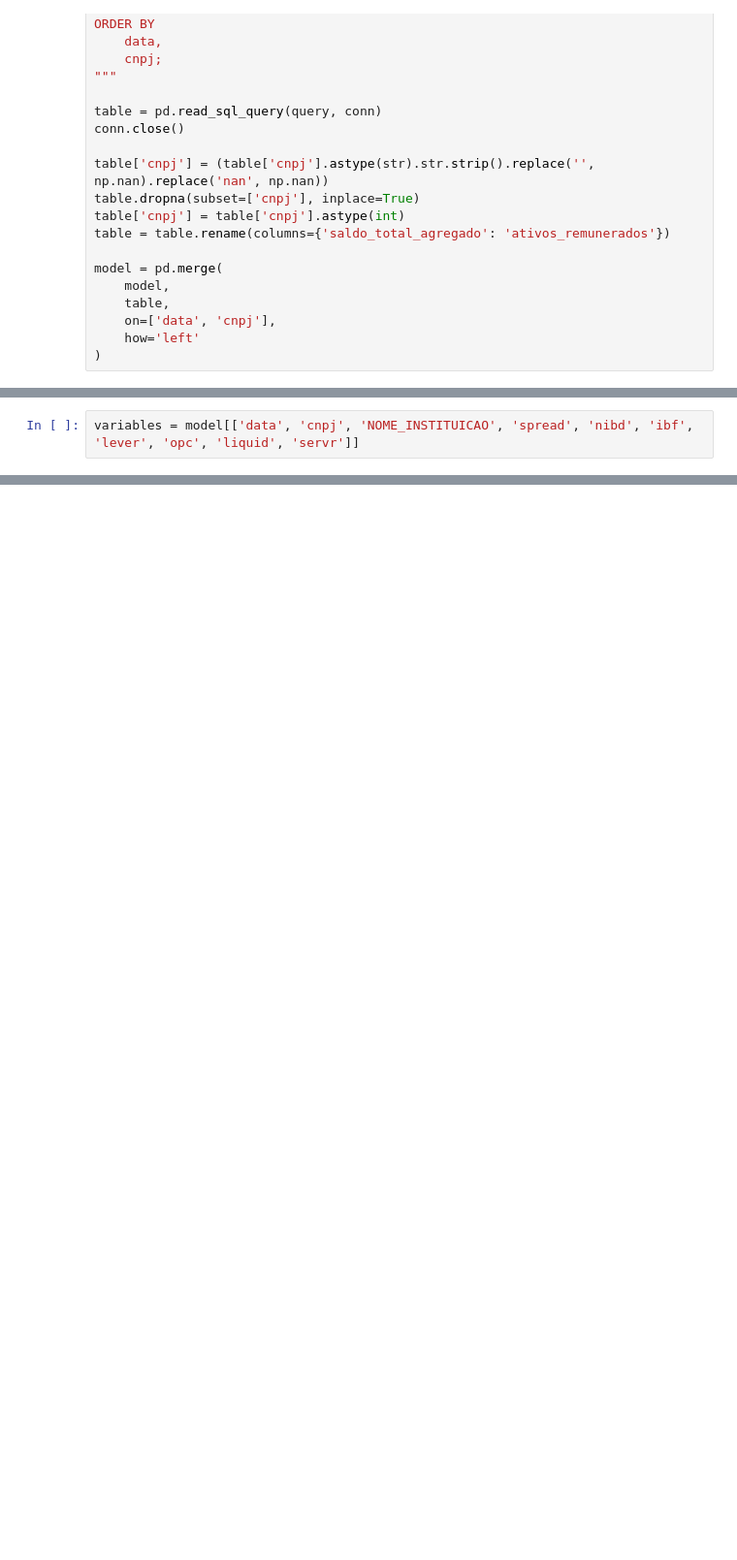
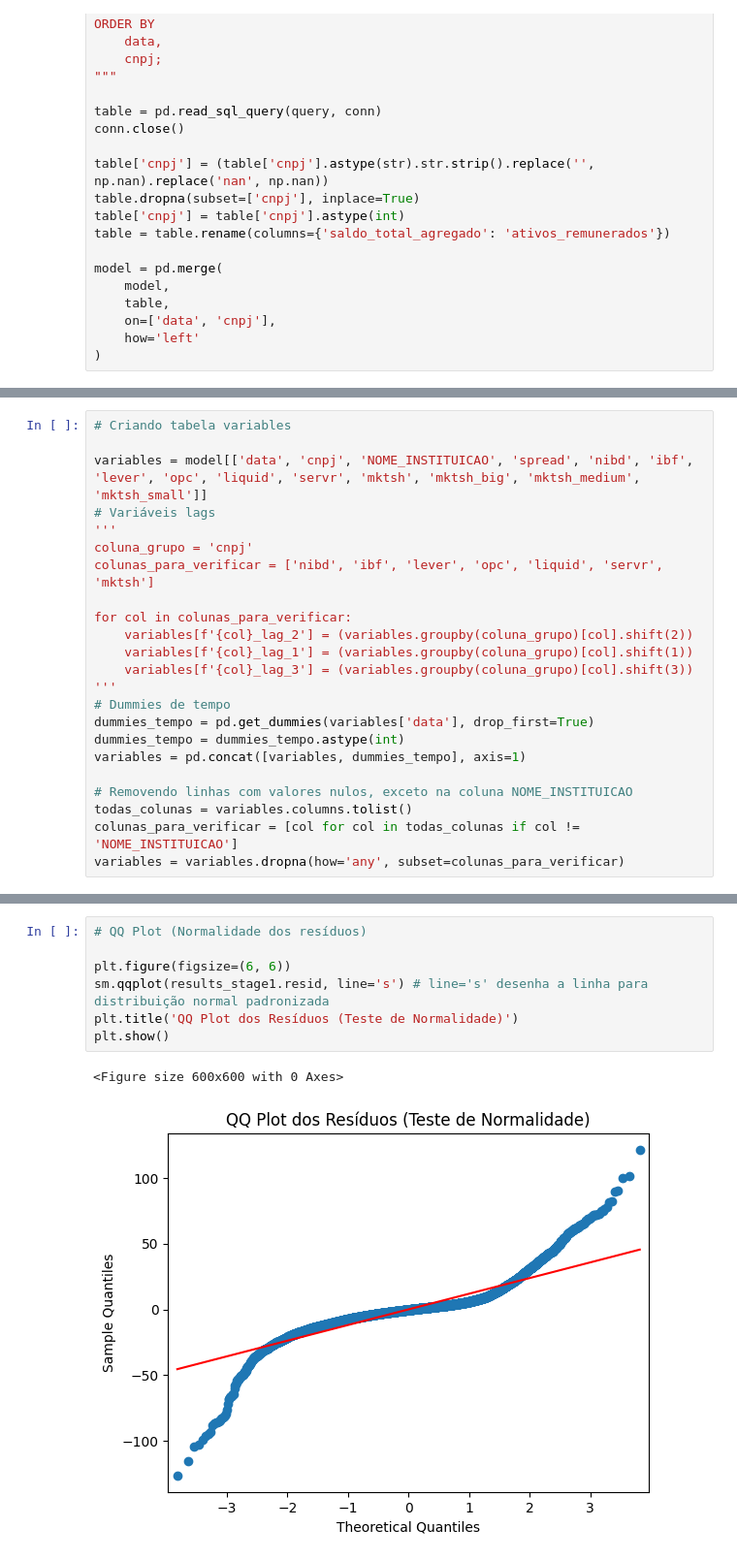
Before and after one commit to hspassos/banking, a Jupyter notebook: model.ipynb, the cells around one changed output, grey strips where cells are left out. Shown at 97% size. Cells and saved outputs as stored; diff of their text form; blank space fills up the shorter version.

```diff
--- a/model.ipynb
+++ b/model.ipynb
@@ -638,2 +653,23 @@ model['spread'] = (model['receita_juros'] - model['despesa_captacao']) / model['
 # %%
-variables = model[['data', 'cnpj', 'NOME_INSTITUICAO', 'spread', 'nibd', 'ibf', 'lever', 'opc', 'liquid', 'servr']]
+# Criando tabela variables
+
+variables = model[['data', 'cnpj', 'NOME_INSTITUICAO', 'spread', 'nibd', 'ibf', 'lever', 'opc', 'liquid', 'servr', 'mktsh', 'mktsh_big', 'mktsh_medium', 'mktsh_small']]
+# Variáveis lags
+'''
+coluna_grupo = 'cnpj'
+colunas_para_verificar = ['nibd', 'ibf', 'lever', 'opc', 'liquid', 'servr', 'mktsh']
+
+for col in colunas_para_verificar:
+    variables[f'{col}_lag_2'] = (variables.groupby(coluna_grupo)[col].shift(2))
+    variables[f'{col}_lag_1'] = (variables.groupby(coluna_grupo)[col].shift(1))
+    variables[f'{col}_lag_3'] = (variables.groupby(coluna_grupo)[col].shift(3))
+'''
+# Dummies de tempo
+dummies_tempo = pd.get_dummies(variables['data'], drop_first=True)
+dummies_tempo = dummies_tempo.astype(int)
+variables = pd.concat([variables, dummies_tempo], axis=1)
+
+# Removendo linhas com valores nulos, exceto na coluna NOME_INSTITUICAO
+todas_colunas = variables.columns.tolist()
+colunas_para_verificar = [col for col in todas_colunas if col != 'NOME_INSTITUICAO']
+variables = variables.dropna(how='any', subset=colunas_para_verificar)
@@ -711,0 +837,10 @@ strong multicollinearity or other numerical problems.
+# %%
+# QQ Plot (Normalidade dos resíduos)
+
+plt.figure(figsize=(6, 6))
+sm.qqplot(results_stage1.resid, line='s') # line='s' desenha a linha para distribuição normal padronizada
+plt.title('QQ Plot dos Resíduos (Teste de Normalidade)')
+plt.show()
+# %% [output]
+<Figure size 600x600 with 0 Axes>
+[figure, added]
```
Also changed, not shown: parts of 27 cells of this notebook, 1 other file.
